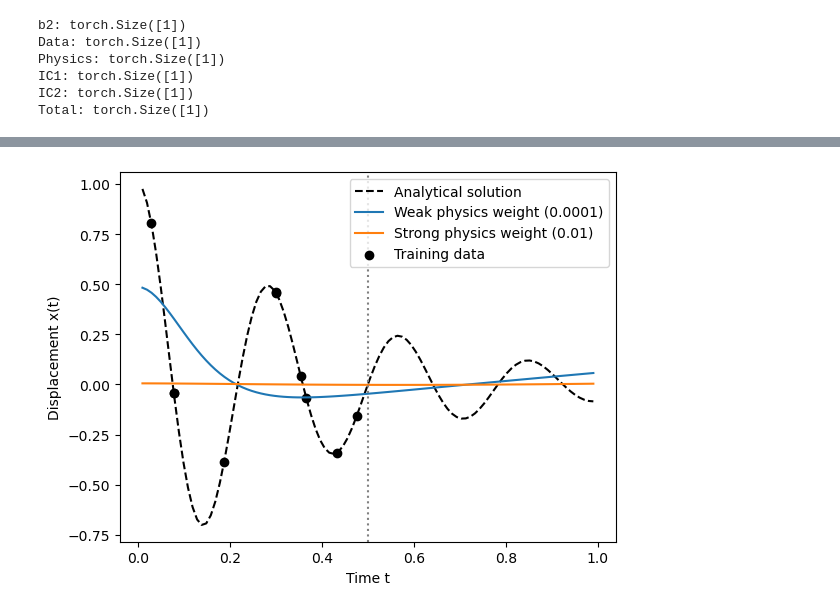
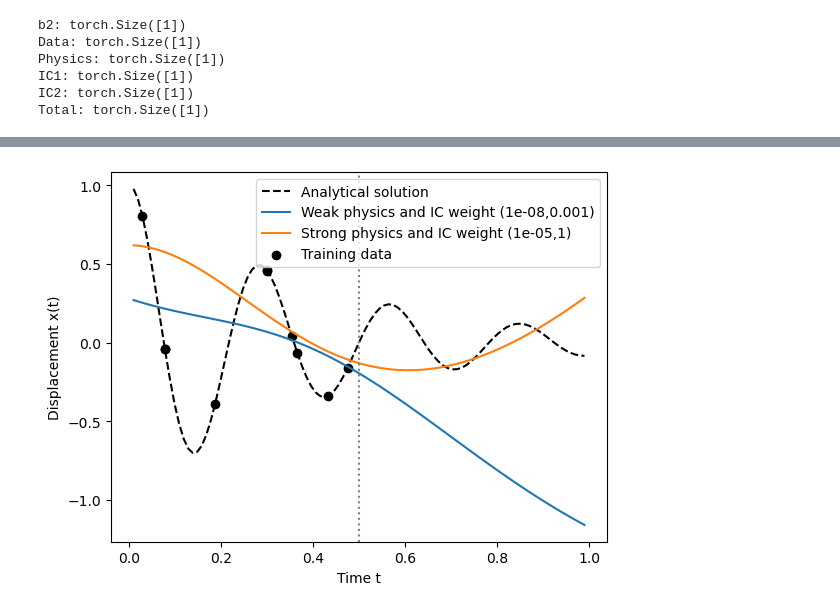
Before and after one commit to s234933/PINN, a Jupyter notebook: PINN-project-code_v.2.ipynb, the cells around one changed output, grey strips where cells are left out. Drawn from its saved outputs; the diff is of its cells as text; code cells hidden in the pictures.

```diff
--- a/PINN-project-code_v.2.ipynb
+++ b/PINN-project-code_v.2.ipynb
@@ -381,9 +333,9 @@ Total: torch.Size([10, 1])
 
 ## gradient of loss w.r.t W2
 
-data_input=torch.from_numpy(data_data[0]).float().reshape(-1, 1)
-data_target=torch.from_numpy(data_data[1]).float().reshape(-1, 1)
-colloc_input=torch.from_numpy(data_colloc[0]).float().reshape(-1, 1)
+data_input=torch.from_numpy(data[0]).float().reshape(-1, 1)
+data_target=torch.from_numpy(data[1]).float().reshape(-1, 1)
+colloc_input=torch.from_numpy(colloc_data[0]).float().reshape(-1, 1)
 
 
 net = Net()
@@ -774,7 +726,7 @@ data_losses = []
 phys_losses = []
 IC_losses = []
 
-lambda_phys = 0.1
+lambda_phys = 0.00001
 lambda_IC = 0.1
 data_input=torch.from_numpy(data_data[0]).float().reshape(-1, 1)
 data_target=torch.from_numpy(data_data[1]).float().reshape(-1, 1)
@@ -888,9 +840,12 @@ def train_pinn(data_input, data_target, colloc_input, lambda_phys, lambda_IC=1.0
 # %%
 # Nu der prøver vi så at træne for to forskellige værdier af lambda_phys (en stor og en lille))
 lambda_phys_weak= 0.0001
-lambda_phys_strong= 0.01
-net_weak= train_pinn(data_input, data_target, colloc_input, lambda_phys_weak)
-net_strong= train_pinn(data_input, data_target, colloc_input, lambda_phys_strong)
+lambda_phys_strong= 0.1
+
+lambda_IC_weak= 0.1
+lambda_IC_strong= 0.1
+net_weak= train_pinn(data_input, data_target, colloc_input,lambda_phys_weak, lambda_IC_weak)
+net_strong= train_pinn(data_input, data_target, colloc_input, lambda_phys_strong, lambda_IC_strong)
 # %%
 ### Her er jeg så lidt i tivl om hvorvidt det er okay at jeg genererer nyt data til test bare med linspace?? men det gør jeg ihvertfald lige nu fordi jeg jo nu skal have fra 0 til 1 og jeg vil have dem i rækkefølge.
 
@@ -1099,9 +1054,16 @@ tensor(1.4836e-07) tensor(9.3313e-08) tensor(2.7520e-08) tensor(0.)
 # %%
 # Nu der prøver vi så at træne for to forskellige værdier af lambda_phys (en stor og en lille))
-lambda_phys_weak= 0.0001
-lambda_phys_strong= 0.01
-net_weak= train_autograd_pinn(data_input, data_target, colloc_input, lambda_phys_weak)
-net_strong= train_autograd_pinn(data_input, data_target, colloc_input, lambda_phys_strong)
+
+## argumenter for vores valg af lambda. phys dominerer voldsomt, så hvis man overhovedet skal se en ændring i lambda for IC skal de være langt større end for phys
+lambda_phys_weak= 0.00000001
+lambda_phys_strong= 0.00001
+
+lambda_IC_weak= 0.001
+lambda_IC_strong= 1
+
+
+net_weak= train_autograd_pinn(data_input, data_target, colloc_input, lambda_phys_weak, lambda_IC_weak)
+net_strong= train_autograd_pinn(data_input, data_target, colloc_input, lambda_phys_strong, lambda_IC_strong)
 # %%
 ### Her er jeg så lidt i tivl om hvorvidt det er okay at jeg genererer nyt data til test bare med linspace?? men det gør jeg ihvertfald lige nu fordi jeg jo nu skal have fra 0 til 1 og jeg vil have dem i rækkefølge.
 
@@ -1125,23 +1087,23 @@ data_true = data_generator(n_samples=100, m=1, k=500, mu=5)
 # %%
 te_target = torch.from_numpy(data_true[1]).float().reshape(-1, 1)
 te_input= torch.from_numpy(data_true[0]).float().reshape(-1, 1)
 
 # så bruger vi de to trænede netværk til at lave forudsigelser på test dataen og sammenligner med den sande test data te_target.
 with torch.no_grad():
     te_output_weak = net_weak(te_input).numpy().reshape(-1)
     te_output_strong = net_strong(te_input).numpy().reshape(-1)
 
 t= te_input.numpy().reshape(-1)
 
 # og plot den analytiske løsning, de to forudsigelser og træningsdataen.
 plt.plot(t, te_target, "k--", label="Analytical solution")
-plt.plot(t, te_output_weak, label="Weak physics weight (%g)" % lambda_phys_weak)
-plt.plot(t, te_output_strong, label="Strong physics weight (%g)" % lambda_phys_strong)
+plt.plot(t, te_output_weak, label="Weak physics and IC weight (%g," % lambda_phys_weak + "%g)" % lambda_IC_weak)
+plt.plot(t, te_output_strong, label="Strong physics and IC weight (%g," % lambda_phys_strong + "%g)" % lambda_IC_strong)
 plt.scatter(data_data[0], data_data[1], color="black", label="Training data")
 plt.axvline(0.5, color="gray", linestyle=":")
 plt.xlabel("Time t")
 plt.ylabel("Displacement x(t)")
 plt.legend()
 plt.show()
 # %% [output]
-[figure, old version]
+[figure, new version]
```
Also changed, not shown: parts of 25 cells of this notebook.
